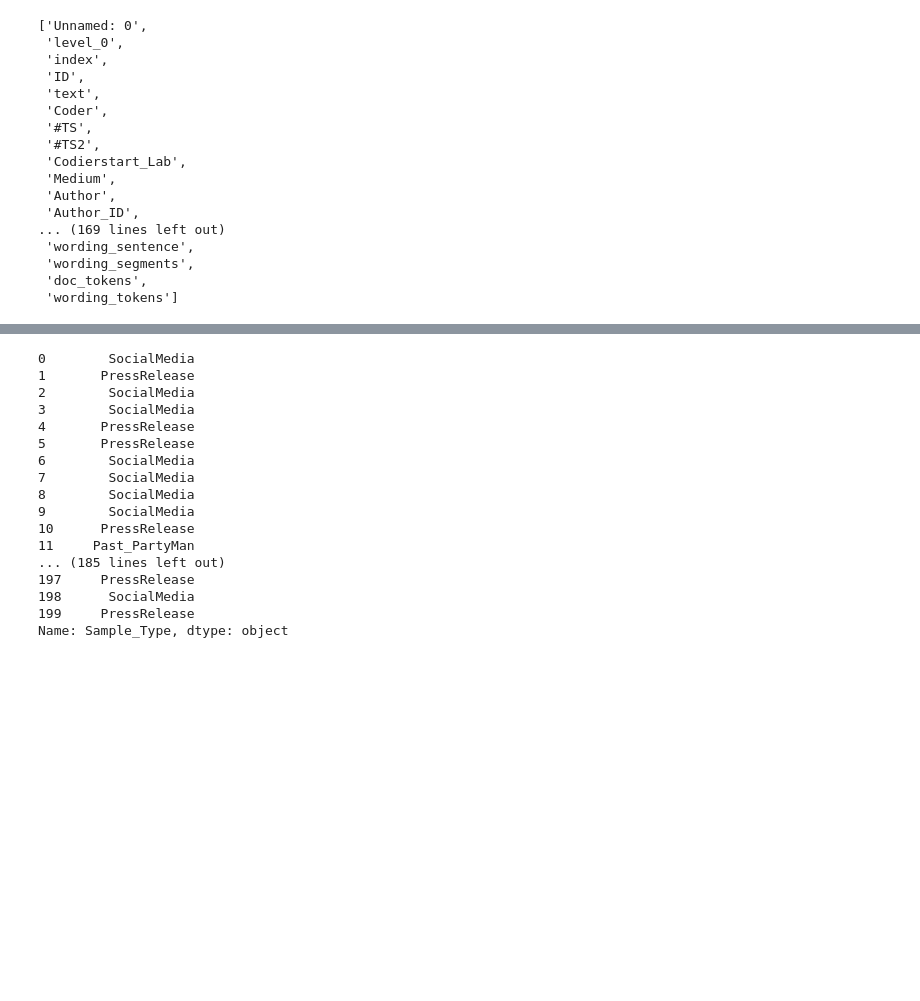
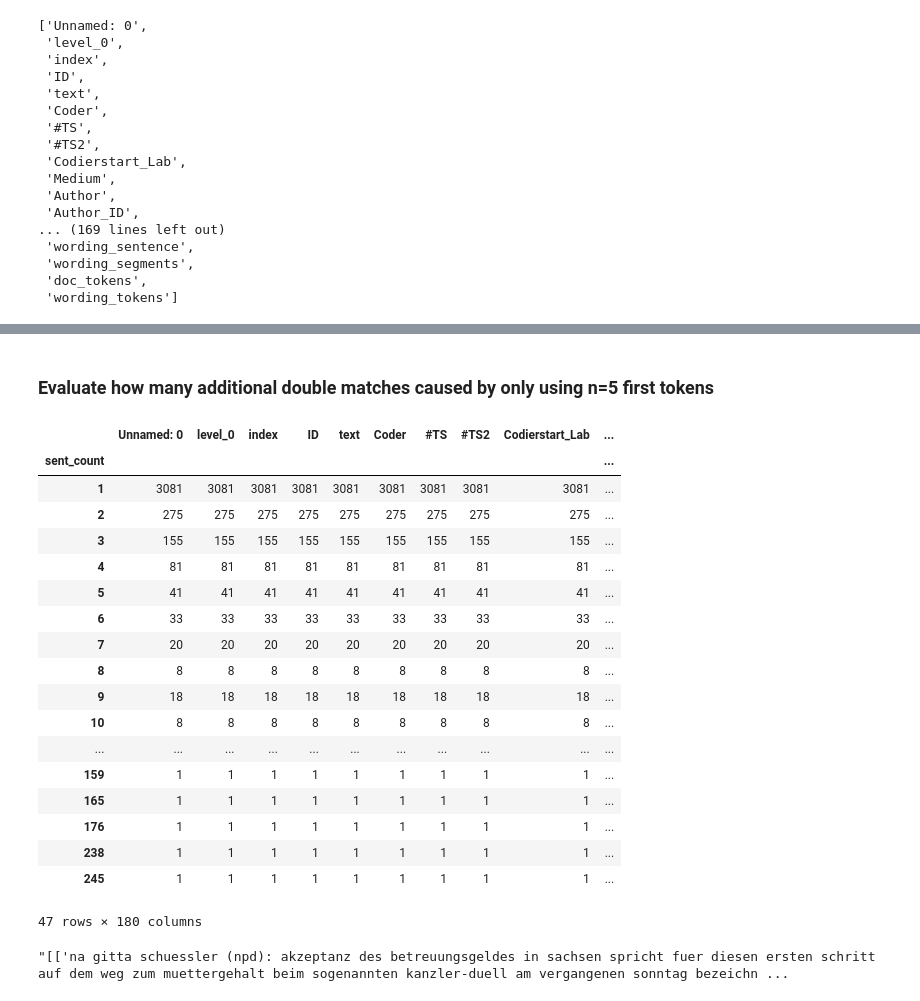
Before and after one commit to dschweim/WeakSupervisionForPopulismDetection, a Jupyter notebook: Notebooks/Segment_Exploration.ipynb, the cells around one changed output, grey strips where cells are left out. Saved outputs shown, nothing was run; the diff lists cells and outputs as text; code cells hidden in the pictures; blank space fills up the shorter version.

```diff
--- a/Notebooks/Segment_Exploration.ipynb
+++ b/Notebooks/Segment_Exploration.ipynb
@@ -230,21 +237,55 @@ ___
-# %%
-with pd.option_context('display.max_rows', None, 'display.max_columns', None):  # more options can be specified also
-    print(non_train.Sample_Type)
-# %% [output]
-0        SocialMedia
-1       PressRelease
-2        SocialMedia
-3        SocialMedia
-4       PressRelease
-5       PressRelease
-6        SocialMedia
-7        SocialMedia
-8        SocialMedia
-9        SocialMedia
-10      PressRelease
-11     Past_PartyMan
-... (185 lines left out)
-197     PressRelease
-198      SocialMedia
-199     PressRelease
-Name: Sample_Type, dtype: object
+# %% [markdown]
+### Evaluate how many additional double matches caused by only using n=5 first tokens
+# %%
+import pandas as pd
+all_tokens_train =pd.read_csv("C:/Users/dschw/Documents/GitHub/Thesis/Output/token_analysis/NCCR_combined_corpus_DE_wording_available_TRAIN_all.csv")
+n_tokens_train = pd.read_csv("C:/Users/dschw/Documents/GitHub/Thesis/Output/token_analysis/NCCR_combined_corpus_DE_wording_available_TRAIN.csv")
+all_tokens_test = pd.read_csv("C:/Users/dschw/Documents/GitHub/Thesis/Output/token_analysis/NCCR_combined_corpus_DE_wording_available_TEST_all.csv")
+n_tokens_test =  pd.read_csv("C:/Users/dschw/Documents/GitHub/Thesis/Output/token_analysis/NCCR_combined_corpus_DE_wording_available_TEST.csv")
+# %%
+def match_counter(x):
+    res = x.split('), ')
+    count = len(res)
+    #print(len(res))
+    #print(res)
+    return count
+
+def sentence_counter(x):
+    res = x.split('], ')
+    count = len(res)
+    #print(len(res))
+    #print(res)
+    return count
+
+n_tokens_train['match_count'] = n_tokens_train['wording_matches'].apply(lambda x: match_counter(x))
+n_tokens_train['sent_count'] = n_tokens_train['wording_sentence'].apply(lambda x: sentence_counter(x))
+
+
+
+pd.set_option('display.max_rows', None)
+n_tokens_train.groupby('sent_count').count()
+# %% [output]
+|  | Unnamed: 0 | level_0 | index | ID | text | Coder | #TS | #TS2 | Codierstart_Lab | ... |
+| sent_count |  |  |  |  |  |  |  |  |  | ... |
+| 1 | 3081 | 3081 | 3081 | 3081 | 3081 | 3081 | 3081 | 3081 | 3081 | ... |
+| 2 | 275 | 275 | 275 | 275 | 275 | 275 | 275 | 275 | 275 | ... |
+| 3 | 155 | 155 | 155 | 155 | 155 | 155 | 155 | 155 | 155 | ... |
+| 4 | 81 | 81 | 81 | 81 | 81 | 81 | 81 | 81 | 81 | ... |
+| 5 | 41 | 41 | 41 | 41 | 41 | 41 | 41 | 41 | 41 | ... |
+| 6 | 33 | 33 | 33 | 33 | 33 | 33 | 33 | 33 | 33 | ... |
+| 7 | 20 | 20 | 20 | 20 | 20 | 20 | 20 | 20 | 20 | ... |
+| 8 | 8 | 8 | 8 | 8 | 8 | 8 | 8 | 8 | 8 | ... |
+| 9 | 18 | 18 | 18 | 18 | 18 | 18 | 18 | 18 | 18 | ... |
+| 10 | 8 | 8 | 8 | 8 | 8 | 8 | 8 | 8 | 8 | ... |
+| ... | ... | ... | ... | ... | ... | ... | ... | ... | ... | ... |
+| 159 | 1 | 1 | 1 | 1 | 1 | 1 | 1 | 1 | 1 | ... |
+| 165 | 1 | 1 | 1 | 1 | 1 | 1 | 1 | 1 | 1 | ... |
+| 176 | 1 | 1 | 1 | 1 | 1 | 1 | 1 | 1 | 1 | ... |
+| 238 | 1 | 1 | 1 | 1 | 1 | 1 | 1 | 1 | 1 | ... |
+| 245 | 1 | 1 | 1 | 1 | 1 | 1 | 1 | 1 | 1 | ... |
+47 rows × 180 columns
+# %%
+x = n_tokens_train.iloc[0]['wording_sentence']
+x
+# %% [output]
+"[['na gitta schuessler (npd): akzeptanz des betreuungsgeldes in sachsen spricht fuer diesen ersten schritt auf dem weg zum muettergehalt beim sogenannten kanzler-duell am vergangenen sonntag bezeichn ...
```
Also changed, not shown: parts of 15 cells of this notebook.
